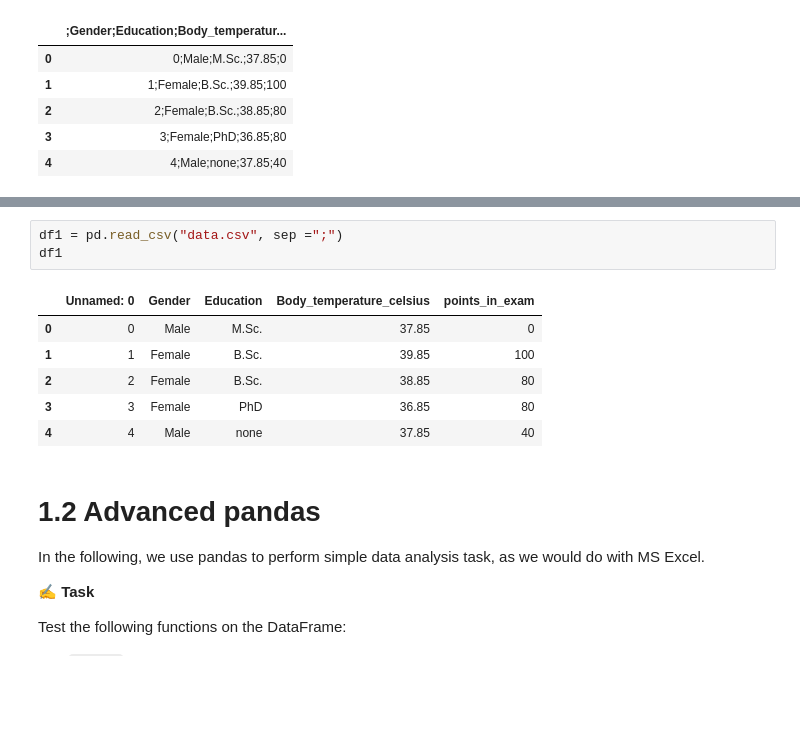
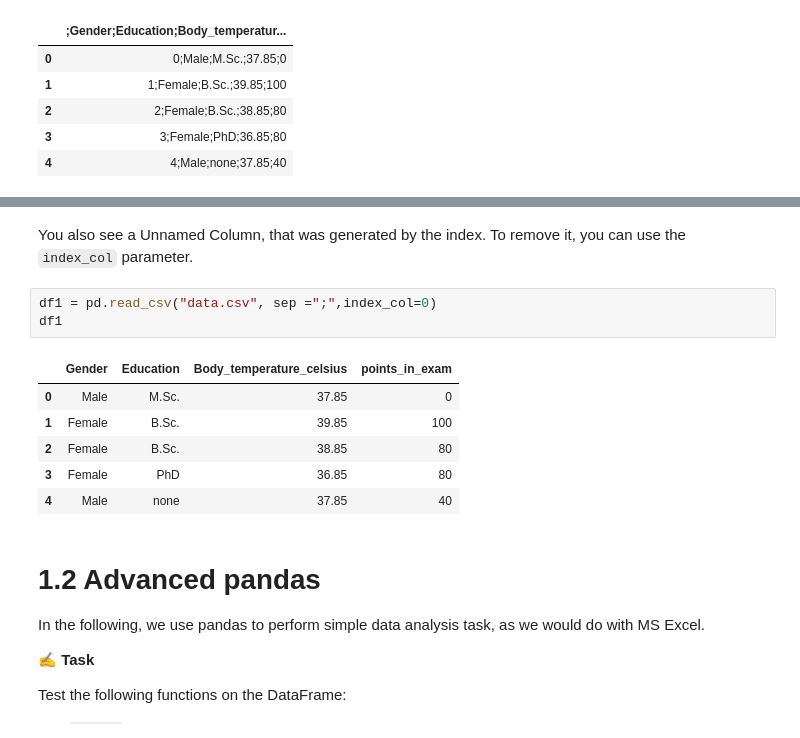
Before and after one commit to jhumci/BLT_BDS, a Jupyter notebook: 1_Visualisierung_und_Datenbanken.ipynb, the cells around one changed output, grey strips where cells are left out. Cells and saved outputs as stored; diff of their text form; blank space fills up the shorter version.

```diff
--- a/1_Visualisierung_und_Datenbanken.ipynb
+++ b/1_Visualisierung_und_Datenbanken.ipynb
@@ -214,13 +227,15 @@ df2
+# %% [markdown]
+You also see a Unnamed Column, that was generated by the index. To remove it, you can use the `index_col` parameter.
 # %%
-df1 = pd.read_csv("data.csv", sep =";")
+df1 = pd.read_csv("data.csv", sep =";",index_col=0)
 df1
 # %% [output]
-|  | Unnamed: 0 | Gender | Education | Body_temperature_celsius | points_in_exam |
-| 0 | 0 | Male | M.Sc. | 37.85 | 0 |
-| 1 | 1 | Female | B.Sc. | 39.85 | 100 |
-| 2 | 2 | Female | B.Sc. | 38.85 | 80 |
-| 3 | 3 | Female | PhD | 36.85 | 80 |
-| 4 | 4 | Male | none | 37.85 | 40 |
+|  | Gender | Education | Body_temperature_celsius | points_in_exam |
+| 0 | Male | M.Sc. | 37.85 | 0 |
+| 1 | Female | B.Sc. | 39.85 | 100 |
+| 2 | Female | B.Sc. | 38.85 | 80 |
+| 3 | Female | PhD | 36.85 | 80 |
+| 4 | Male | none | 37.85 | 40 |
 # %% [markdown]
 # 1.2 Advanced pandas
 
```
Also changed, not shown: parts of 51 cells of this notebook.
